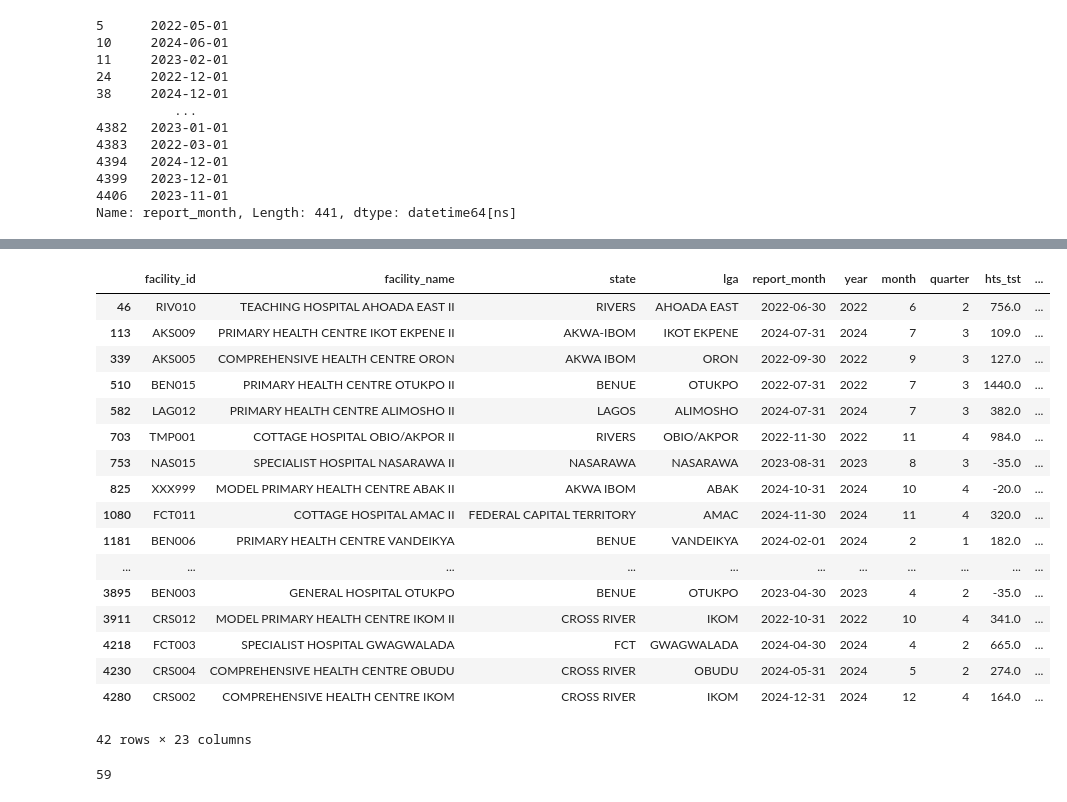
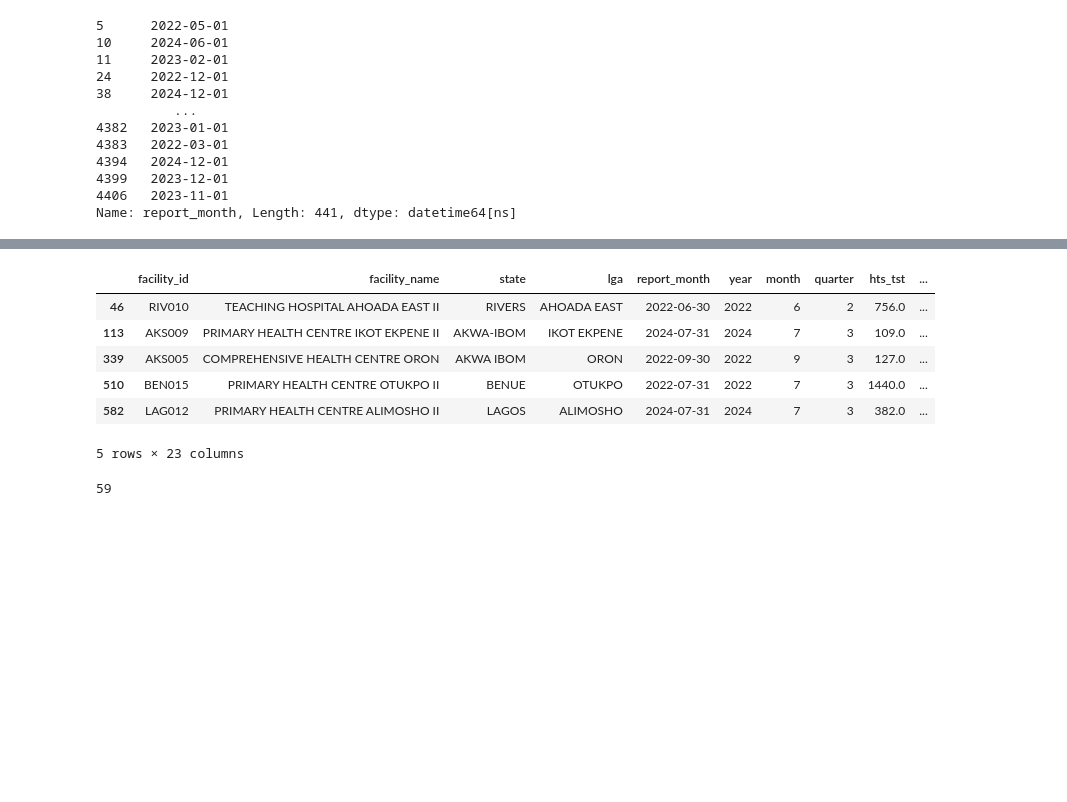
Before and after one commit to AlozieCollins/Intern-dataset-work, a Jupyter notebook: work.ipynb, the cells around one changed output, grey strips where cells are left out. Drawn from its saved outputs; the diff is of its cells as text; code cells hidden in the pictures; blank space fills up the shorter version.

```diff
--- a/work.ipynb
+++ b/work.ipynb
@@ -139,30 +134,20 @@ df[cols] = (df[cols].replace(",", "")
     .apply(lambda col: col.astype("string").str.strip())
     .apply(pd.to_numeric, errors="coerce"))
 # %%
+# Checking for negative values
 negative_values = df[
     (df[cols] < 0).any(axis=1)
 ]
 
-negative_values
+negative_values.head()
 # %% [output]
 |  | facility_id | facility_name | state | lga | report_month | year | month | quarter | hts_tst | ... |
 | 46 | RIV010 | TEACHING HOSPITAL AHOADA EAST II | RIVERS | AHOADA EAST | 2022-06-30 | 2022 | 6 | 2 | 756.0 | ... |
 | 113 | AKS009 | PRIMARY HEALTH CENTRE IKOT EKPENE II | AKWA-IBOM | IKOT EKPENE | 2024-07-31 | 2024 | 7 | 3 | 109.0 | ... |
 | 339 | AKS005 | COMPREHENSIVE HEALTH CENTRE ORON | AKWA IBOM | ORON | 2022-09-30 | 2022 | 9 | 3 | 127.0 | ... |
 | 510 | BEN015 | PRIMARY HEALTH CENTRE OTUKPO II | BENUE | OTUKPO | 2022-07-31 | 2022 | 7 | 3 | 1440.0 | ... |
 | 582 | LAG012 | PRIMARY HEALTH CENTRE ALIMOSHO II | LAGOS | ALIMOSHO | 2024-07-31 | 2024 | 7 | 3 | 382.0 | ... |
-| 703 | TMP001 | COTTAGE HOSPITAL OBIO/AKPOR II | RIVERS | OBIO/AKPOR | 2022-11-30 | 2022 | 11 | 4 | 984.0 | ... |
-| 753 | NAS015 | SPECIALIST HOSPITAL NASARAWA II | NASARAWA | NASARAWA | 2023-08-31 | 2023 | 8 | 3 | -35.0 | ... |
-| 825 | XXX999 | MODEL PRIMARY HEALTH CENTRE ABAK II | AKWA IBOM | ABAK | 2024-10-31 | 2024 | 10 | 4 | -20.0 | ... |
-| 1080 | FCT011 | COTTAGE HOSPITAL AMAC II | FEDERAL CAPITAL TERRITORY | AMAC | 2024-11-30 | 2024 | 11 | 4 | 320.0 | ... |
-| 1181 | BEN006 | PRIMARY HEALTH CENTRE VANDEIKYA | BENUE | VANDEIKYA | 2024-02-01 | 2024 | 2 | 1 | 182.0 | ... |
-| ... | ... | ... | ... | ... | ... | ... | ... | ... | ... | ... |
-| 3895 | BEN003 | GENERAL HOSPITAL OTUKPO | BENUE | OTUKPO | 2023-04-30 | 2023 | 4 | 2 | -35.0 | ... |
-| 3911 | CRS012 | MODEL PRIMARY HEALTH CENTRE IKOM II | CROSS RIVER | IKOM | 2022-10-31 | 2022 | 10 | 4 | 341.0 | ... |
-| 4218 | FCT003 | SPECIALIST HOSPITAL GWAGWALADA | FCT | GWAGWALADA | 2024-04-30 | 2024 | 4 | 2 | 665.0 | ... |
-| 4230 | CRS004 | COMPREHENSIVE HEALTH CENTRE OBUDU | CROSS RIVER | OBUDU | 2024-05-31 | 2024 | 5 | 2 | 274.0 | ... |
-| 4280 | CRS002 | COMPREHENSIVE HEALTH CENTRE IKOM | CROSS RIVER | IKOM | 2024-12-31 | 2024 | 12 | 4 | 164.0 | ... |
-42 rows × 23 columns
+5 rows × 23 columns
 # %%
 # checked the number of duplicates in the dataset
 df.duplicated().sum()
```
Also changed, not shown: parts of 36 cells of this notebook, 1 other file.
